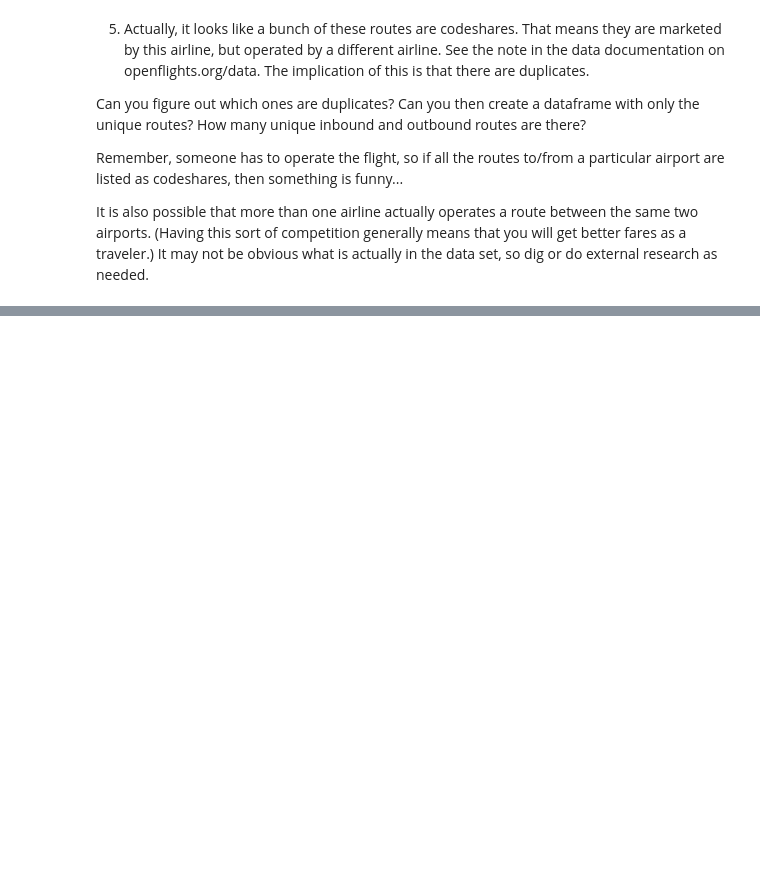
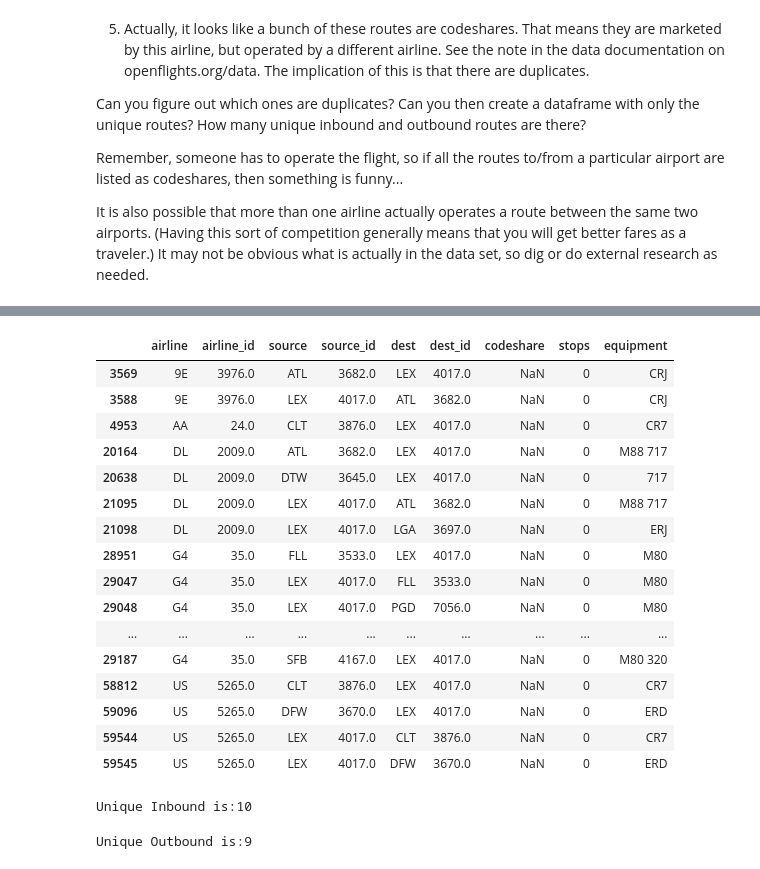
Before and after one commit to rianatanzen068/ce599, a Jupyter notebook: 07-Data Wrangling/open-flights.ipynb, the cells around one changed output, grey strips where cells are left out. Drawn from its saved outputs; the diff is of its cells as text; code cells hidden in the pictures; blank space fills up the shorter version.

```diff
--- a/07-Data Wrangling/open-flights.ipynb
+++ b/07-Data Wrangling/open-flights.ipynb
@@ -233,0 +263,32 @@ It is also possible that more than one airline actually operates a route between
+# %%
+#Dataframe with uniques
+lex_uniques = lex_routes [lex_routes['codeshare'] != 'Y']
+lex_uniques
+# %% [output]
+|  | airline | airline_id | source | source_id | dest | dest_id | codeshare | stops | equipment |
+| 3569 | 9E | 3976.0 | ATL | 3682.0 | LEX | 4017.0 | NaN | 0 | CRJ |
+| 3588 | 9E | 3976.0 | LEX | 4017.0 | ATL | 3682.0 | NaN | 0 | CRJ |
+| 4953 | AA | 24.0 | CLT | 3876.0 | LEX | 4017.0 | NaN | 0 | CR7 |
+| 20164 | DL | 2009.0 | ATL | 3682.0 | LEX | 4017.0 | NaN | 0 | M88 717 |
+| 20638 | DL | 2009.0 | DTW | 3645.0 | LEX | 4017.0 | NaN | 0 | 717 |
+| 21095 | DL | 2009.0 | LEX | 4017.0 | ATL | 3682.0 | NaN | 0 | M88 717 |
+| 21098 | DL | 2009.0 | LEX | 4017.0 | LGA | 3697.0 | NaN | 0 | ERJ |
+| 28951 | G4 | 35.0 | FLL | 3533.0 | LEX | 4017.0 | NaN | 0 | M80 |
+| 29047 | G4 | 35.0 | LEX | 4017.0 | FLL | 3533.0 | NaN | 0 | M80 |
+| 29048 | G4 | 35.0 | LEX | 4017.0 | PGD | 7056.0 | NaN | 0 | M80 |
+| ... | ... | ... | ... | ... | ... | ... | ... | ... | ... |
+| 29187 | G4 | 35.0 | SFB | 4167.0 | LEX | 4017.0 | NaN | 0 | M80 320 |
+| 58812 | US | 5265.0 | CLT | 3876.0 | LEX | 4017.0 | NaN | 0 | CR7 |
+| 59096 | US | 5265.0 | DFW | 3670.0 | LEX | 4017.0 | NaN | 0 | ERD |
+| 59544 | US | 5265.0 | LEX | 4017.0 | CLT | 3876.0 | NaN | 0 | CR7 |
+| 59545 | US | 5265.0 | LEX | 4017.0 | DFW | 3670.0 | NaN | 0 | ERD |
+# %%
+lex_unique_inbound = lex_routes [(lex_routes['codeshare'] != 'Y') & (lex_routes['dest']== 'LEX')]
+print ("Unique Inbound is:" + str (len (lex_unique_inbound)))
+# %% [output]
+Unique Inbound is:10
+# %%
+lex_unique_outbound = lex_routes [(lex_routes['codeshare'] != 'Y') & (lex_routes['source']== 'LEX')]
+print ("Unique Outbound is:" + str (len (lex_unique_outbound)))
+# %% [output]
+Unique Outbound is:9
```
Also changed, not shown: parts of 9 cells of this notebook.
